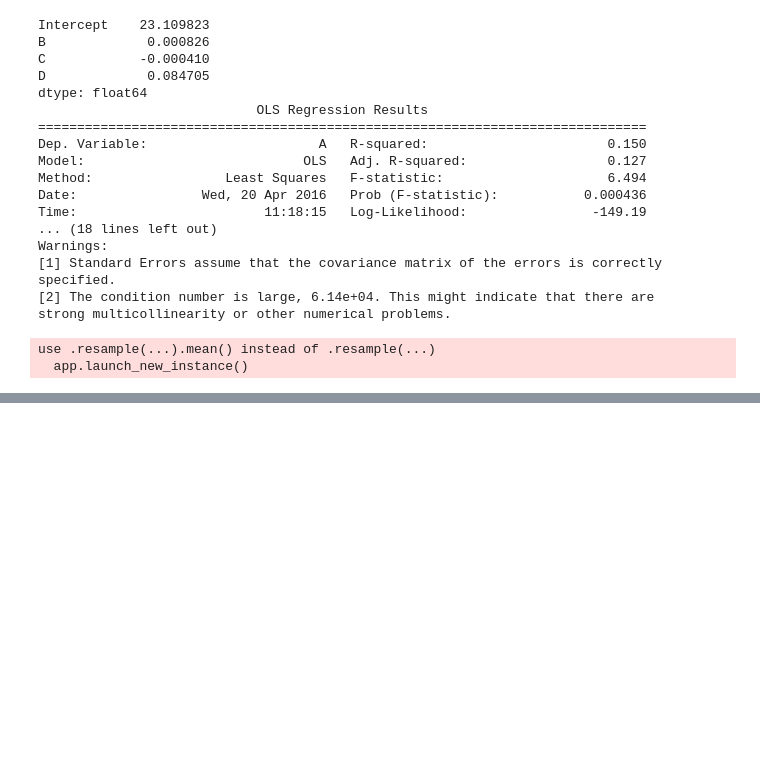
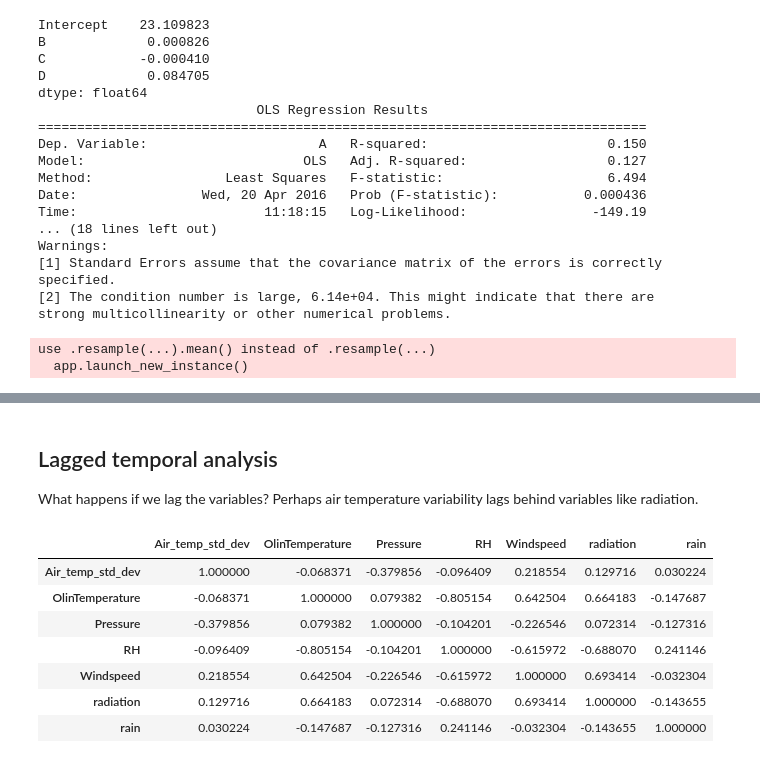
Before and after one commit to gottscott/cityheat, a Jupyter notebook: Bmore/maps.ipynb, the cells around one changed output, grey strips where cells are left out. Drawn from its saved outputs; the diff is of its cells as text; code cells hidden in the pictures; blank space fills up the shorter version.

```diff
--- a/Bmore/maps.ipynb
+++ b/Bmore/maps.ipynb
@@ -479,0 +245,16 @@ Kurtosis:                       2.239   Cond. No.                         51.0
+# %% [markdown]
+## Lagged temporal analysis
+What happens if we lag the variables? Perhaps air temperature variability lags behind variables like radiation.
+# %%
+i = 3
+df = pd.DataFrame({"Air_temp_std_dev": stdT[i:], "Windspeed": U[0:-i], "OlinTemperature": T[0:-i], "RH": RH[0:-i], "radiation": radiation[0:-i], "rain": rain[0:-i], "Pressure": pressure[0:-i]})
+df.corr()
+# %% [output]
+|  | Air_temp_std_dev | OlinTemperature | Pressure | RH | Windspeed | radiation | rain |
+| Air_temp_std_dev | 1.000000 | -0.068371 | -0.379856 | -0.096409 | 0.218554 | 0.129716 | 0.030224 |
+| OlinTemperature | -0.068371 | 1.000000 | 0.079382 | -0.805154 | 0.642504 | 0.664183 | -0.147687 |
+| Pressure | -0.379856 | 0.079382 | 1.000000 | -0.104201 | -0.226546 | 0.072314 | -0.127316 |
+| RH | -0.096409 | -0.805154 | -0.104201 | 1.000000 | -0.615972 | -0.688070 | 0.241146 |
+| Windspeed | 0.218554 | 0.642504 | -0.226546 | -0.615972 | 1.000000 | 0.693414 | -0.032304 |
+| radiation | 0.129716 | 0.664183 | 0.072314 | -0.688070 | 0.693414 | 1.000000 | -0.143655 |
+| rain | 0.030224 | -0.147687 | -0.127316 | 0.241146 | -0.032304 | -0.143655 | 1.000000 |
```
Also changed, not shown: parts of 35 cells of this notebook.
